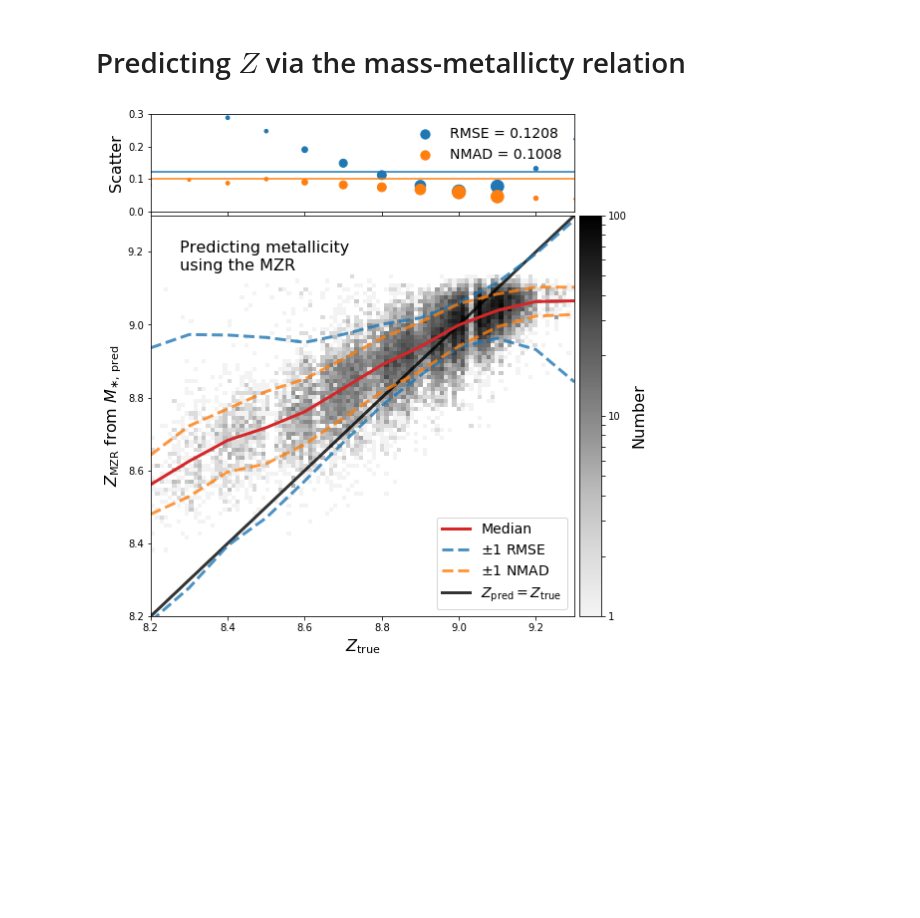
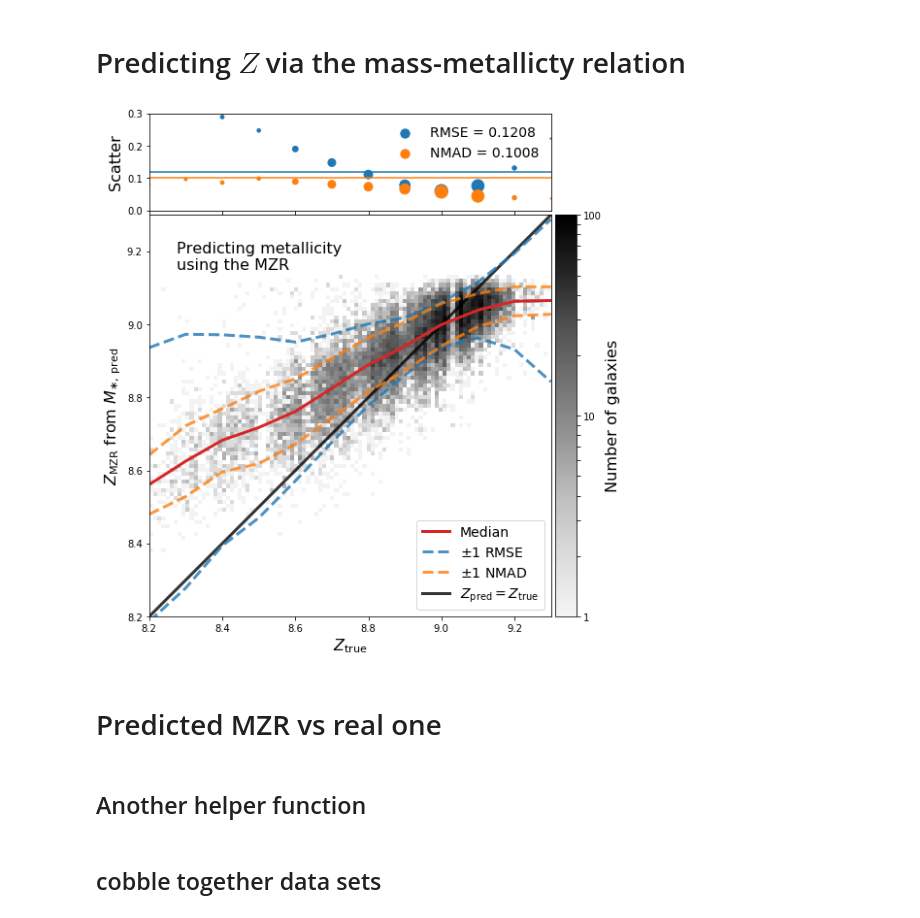
Before and after one commit to jwuphysics/galaxy-cnns, a Jupyter notebook: notebook/paper/05-mass_metallicty_relation.ipynb, the cells around one changed output. Saved outputs shown, nothing was run; the diff lists cells and outputs as text; code cells hidden in the pictures; blank space fills up the shorter version.

Commit message:
produce killer plot of mzr

```diff
--- a/notebook/paper/05-mass_metallicty_relation.ipynb
+++ b/notebook/paper/05-mass_metallicty_relation.ipynb
@@ -67,7 +67,7 @@ def plot_comparison_with_marginals(y_test, p_test, sz=128, which='metallicity',
     # add colorbar
     ax_cb = fig.add_subplot(gs[4:, 18:19])
     cb = fig.colorbar(im, cax=ax_cb);
-    cb.set_label('Number', fontsize=16)
+    cb.set_label('Number of galaxies', fontsize=16)
     cb.ax.set_yticklabels([1] + ['']*8 + [10] + ['']*8 + [100])
 
     # add top margin plot
@@ -109,7 +109,7 @@ def plot_comparison_with_marginals(y_test, p_test, sz=128, which='metallicity',
 
     ax.legend(loc='lower right', fontsize=14)
 
-    fig.subplots_adjust(left=0.05, right=0.975, bottom=0.075, top=0.95)
+    fig.subplots_adjust(left=0.025, right=0.925, bottom=0.05, top=0.95)
 
 
     if not figname:
@@ -141,12 +141,16 @@ plot_comparison_with_marginals(masses.lgm_tot_p50.values, masses.cnn_lgm.values,
 # Predicting $Z$ via the mass-metallicty relation
 # %%
 # tremonti et al. 2004
-mmr = lambda logm: -1.492 + 1.847*logm -0.08026*logm**2
+mzr = lambda logm: -1.492 + 1.847*logm -0.08026*logm**2
 # %%
 df = pd.read_csv(f'{PATH}/catalogs/predictions-lgm_p50.csv', index_col=0)
-plot_comparison_with_marginals(df.oh_p50.values, mmr(masses.cnn_lgm.values), which='metallicity',
+plot_comparison_with_marginals(df.oh_p50.values, mzr(masses.cnn_lgm.values), which='metallicity',
                                ylabel=r'$Z_{\rm MZR}$ from $M_{\ast,\rm \,pred}$', annotation='Predicting metallicity\nusing the MZR',
                                figname=f'{PATH}/results/05-b-prediction_mzr.pdf'
                               )
 # %% [output]
-[figure, old version]
+[figure, new version]
+# %% [markdown]
+# Predicted MZR vs real one
+# %% [markdown]
+## Another helper function
@@ -152,0 +240,2 @@ plot_comparison_with_marginals(df.oh_p50.values, mmr(masses.cnn_lgm.values), whi
+# %% [markdown]
+## cobble together data sets
```
Also changed, not shown: parts of 5 cells of this notebook, 3 other files.
